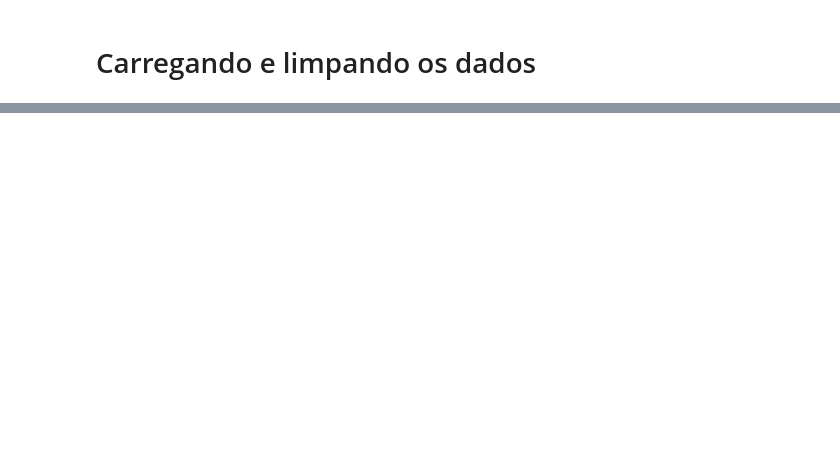
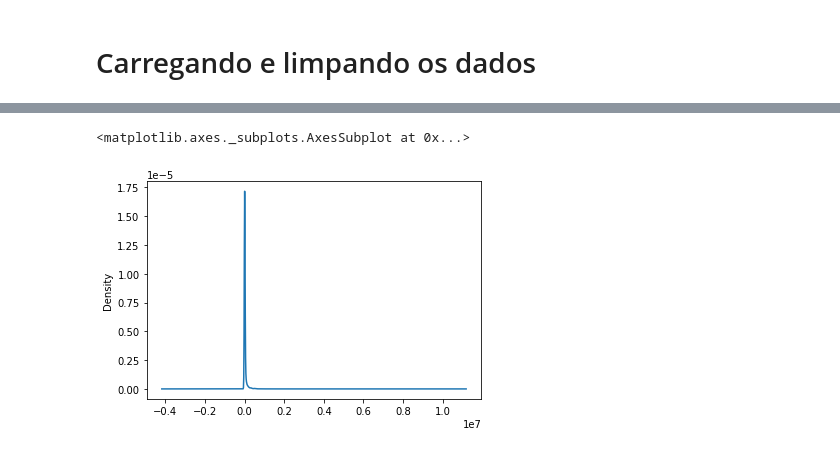
Before and after one commit to DadosAbertosDeFeira/analises, a Jupyter notebook: analysis/visualizacao_pagamentos.ipynb, the cells around one changed output, grey strips where cells are left out. Cells and saved outputs as stored; diff of their text form; code cells hidden in the pictures; blank space fills up the shorter version.

```diff
--- a/analysis/visualizacao_pagamentos.ipynb
+++ b/analysis/visualizacao_pagamentos.ipynb
@@ -156,0 +267,5 @@ O que se faz é rodar o algoritmo várias vezes e avaliar qual foi a melhor vers
+# %%
+pagamentos.valor.plot.kde()
+# %% [output]
+<matplotlib.axes._subplots.AxesSubplot at 0x...>
+[figure, added]
```
Also changed, not shown: parts of 25 cells of this notebook.
